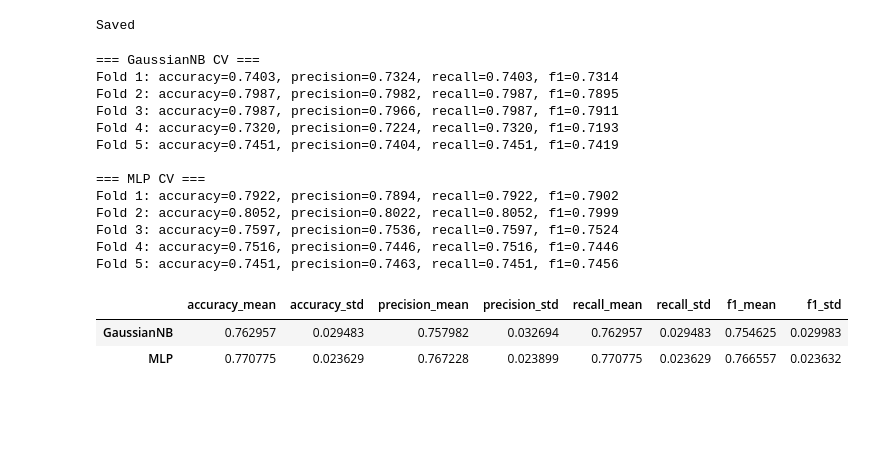
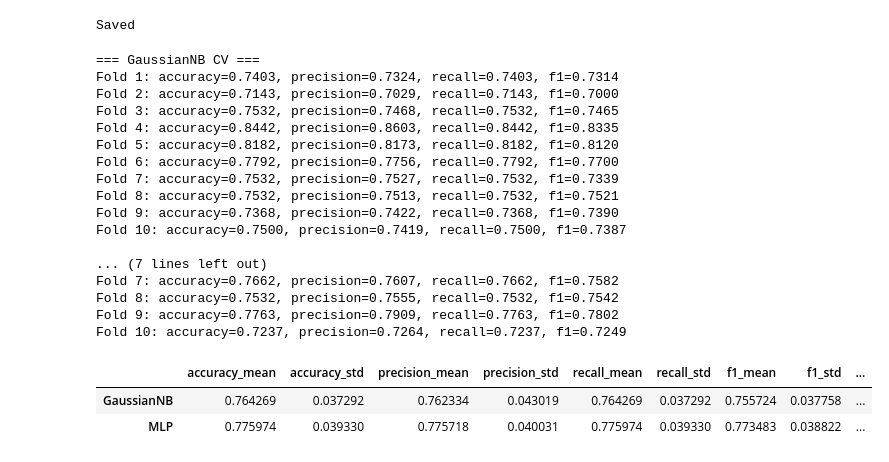
Before and after one commit to killequalskill/Diabetes-Prediction-Models---ML-Assignment-4, a Jupyter notebook: new_MLP.ipynb, the cells around one changed output. Cells and saved outputs as stored; diff of their text form; code cells hidden in the pictures; blank space fills up the shorter version.

```diff
--- a/new_MLP.ipynb
+++ b/new_MLP.ipynb
@@ -64,7 +59,7 @@ from sklearn.model_selection import train_test_split
 from sklearn.preprocessing import StandardScaler
 
 # change this path if your file is elsewhere
-DATASET_PATH = "/content/drive/MyDrive/path/to/diabetes.csv"
+DATASET_PATH = "diabetes.csv"
 
 df = pd.read_csv(DATASET_PATH)
 
@@ -342,12 +337,12 @@ from sklearn.preprocessing import StandardScaler
 from sklearn.pipeline import Pipeline
 from sklearn.naive_bayes import GaussianNB
 from sklearn.neural_network import MLPClassifier
-from sklearn.metrics import accuracy_score, precision_score, recall_score, f1_score
+from sklearn.metrics import accuracy_score, precision_score, recall_score, f1_score,roc_auc_score
 import numpy as np
 import pandas as pd
 
 # Choose number of folds
-k = 5
+k = 10
 skf = StratifiedKFold(n_splits=k, shuffle=True, random_state=42)
 
 # Create pipelines so scaling is done inside each fold (prevents leakage)
@@ -360,7 +355,7 @@ pipe_mlp = Pipeline([('scaler', StandardScaler()),
                                            random_state=42))])
 
 def run_cv_and_collect(pipeline, X, y, skf):
-    accs, precs, recs, f1s = [], [], [], []
+    accs, precs, recs, f1s,aucs= [], [], [], [],[]
     fold = 1
     for train_idx, test_idx in skf.split(X, y):
         X_train, X_test = X[train_idx], X[test_idx]
@@ -374,43 +369,52 @@ def run_cv_and_collect(pipeline, X, y, skf):
         recs.append(recall_score(y_test, y_pred, average='weighted'))
         f1s.append(f1_score(y_test, y_pred, average='weighted'))
 
+        if hasattr(pipeline,'predict_proba'):
+            y_pred_proba = pipeline.predict_proba(X_test)
+            aucs.append(roc_auc_score(y_test,y_pred_proba[:,1]))
+
         print(f"Fold {fold}: accuracy={accs[-1]:.4f}, precision={precs[-1]:.4f}, recall={recs[-1]:.4f}, f1={f1s[-1]:.4f}")
         fold += 1
 
     results = {
         'accuracy_mean': np.mean(accs), 'accuracy_std': np.std(accs),
         'precision_mean': np.mean(precs), 'precision_std': np.std(precs),
         'recall_mean': np.mean(recs), 'recall_std': np.std(recs),
         'f1_mean': np.mean(f1s), 'f1_std': np.std(f1s),
+        'auc_mean':np.mean(aucs),'auc_std':np.std(aucs)
     }
     return results
 
 # If X and y are pandas DataFrame/Series convert to numpy arrays:
 X_arr = X.values if hasattr(X, "values") else X
 y_arr = y.values if hasattr(y, "values") else y
 
 print("=== GaussianNB CV ===")
 nb_results = run_cv_and_collect(pipe_nb, X_arr, y_arr, skf)
 print("\n=== MLP CV ===")
 mlp_results = run_cv_and_collect(pipe_mlp, X_arr, y_arr, skf)
 
 # Summary table
 summary = pd.DataFrame([nb_results, mlp_results], index=['GaussianNB', 'MLP'])
 display(summary)
 # %% [output]
 === GaussianNB CV ===
 Fold 1: accuracy=0.7403, precision=0.7324, recall=0.7403, f1=0.7314
-Fold 2: accuracy=0.7987, precision=0.7982, recall=0.7987, f1=0.7895
-Fold 3: accuracy=0.7987, precision=0.7966, recall=0.7987, f1=0.7911
-Fold 4: accuracy=0.7320, precision=0.7224, recall=0.7320, f1=0.7193
-Fold 5: accuracy=0.7451, precision=0.7404, recall=0.7451, f1=0.7419
+Fold 2: accuracy=0.7143, precision=0.7029, recall=0.7143, f1=0.7000
+Fold 3: accuracy=0.7532, precision=0.7468, recall=0.7532, f1=0.7465
+Fold 4: accuracy=0.8442, precision=0.8603, recall=0.8442, f1=0.8335
+Fold 5: accuracy=0.8182, precision=0.8173, recall=0.8182, f1=0.8120
+Fold 6: accuracy=0.7792, precision=0.7756, recall=0.7792, f1=0.7700
+Fold 7: accuracy=0.7532, precision=0.7527, recall=0.7532, f1=0.7339
+Fold 8: accuracy=0.7532, precision=0.7513, recall=0.7532, f1=0.7521
+Fold 9: accuracy=0.7368, precision=0.7422, recall=0.7368, f1=0.7390
+Fold 10: accuracy=0.7500, precision=0.7419, recall=0.7500, f1=0.7387
 
-=== MLP CV ===
-Fold 1: accuracy=0.7922, precision=0.7894, recall=0.7922, f1=0.7902
-Fold 2: accuracy=0.8052, precision=0.8022, recall=0.8052, f1=0.7999
-Fold 3: accuracy=0.7597, precision=0.7536, recall=0.7597, f1=0.7524
-Fold 4: accuracy=0.7516, precision=0.7446, recall=0.7516, f1=0.7446
-Fold 5: accuracy=0.7451, precision=0.7463, recall=0.7451, f1=0.7456
+... (7 lines left out)
+Fold 7: accuracy=0.7662, precision=0.7607, recall=0.7662, f1=0.7582
+Fold 8: accuracy=0.7532, precision=0.7555, recall=0.7532, f1=0.7542
+Fold 9: accuracy=0.7763, precision=0.7909, recall=0.7763, f1=0.7802
+Fold 10: accuracy=0.7237, precision=0.7264, recall=0.7237, f1=0.7249
-|  | accuracy_mean | accuracy_std | precision_mean | precision_std | recall_mean | recall_std | f1_mean | f1_std |
-| GaussianNB | 0.762957 | 0.029483 | 0.757982 | 0.032694 | 0.762957 | 0.029483 | 0.754625 | 0.029983 |
-| MLP | 0.770775 | 0.023629 | 0.767228 | 0.023899 | 0.770775 | 0.023629 | 0.766557 | 0.023632 |
+|  | accuracy_mean | accuracy_std | precision_mean | precision_std | recall_mean | recall_std | f1_mean | f1_std | ... |
+| GaussianNB | 0.764269 | 0.037292 | 0.762334 | 0.043019 | 0.764269 | 0.037292 | 0.755724 | 0.037758 | ... |
+| MLP | 0.775974 | 0.039330 | 0.775718 | 0.040031 | 0.775974 | 0.039330 | 0.773483 | 0.038822 | ... |
```
Also changed, not shown: parts of 3 cells of this notebook, 1 other file.
